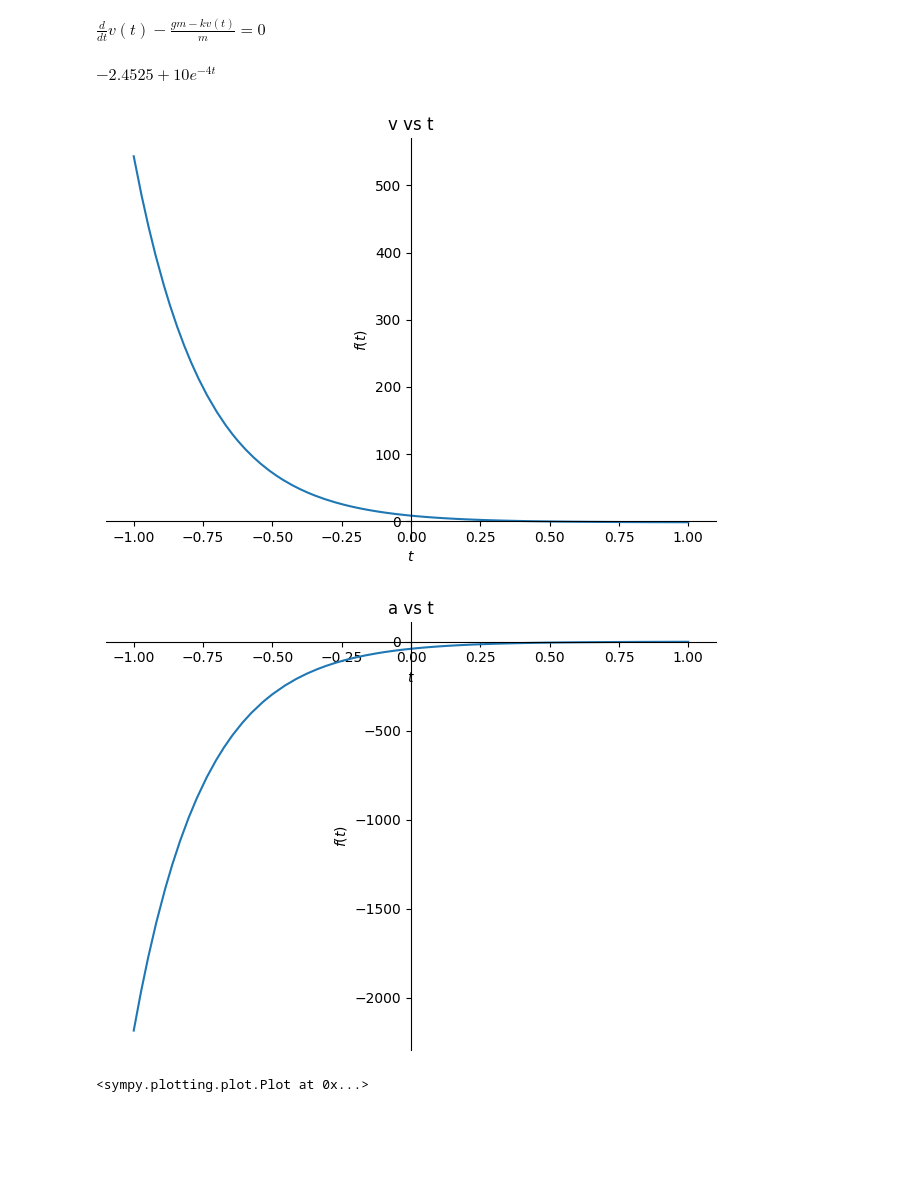
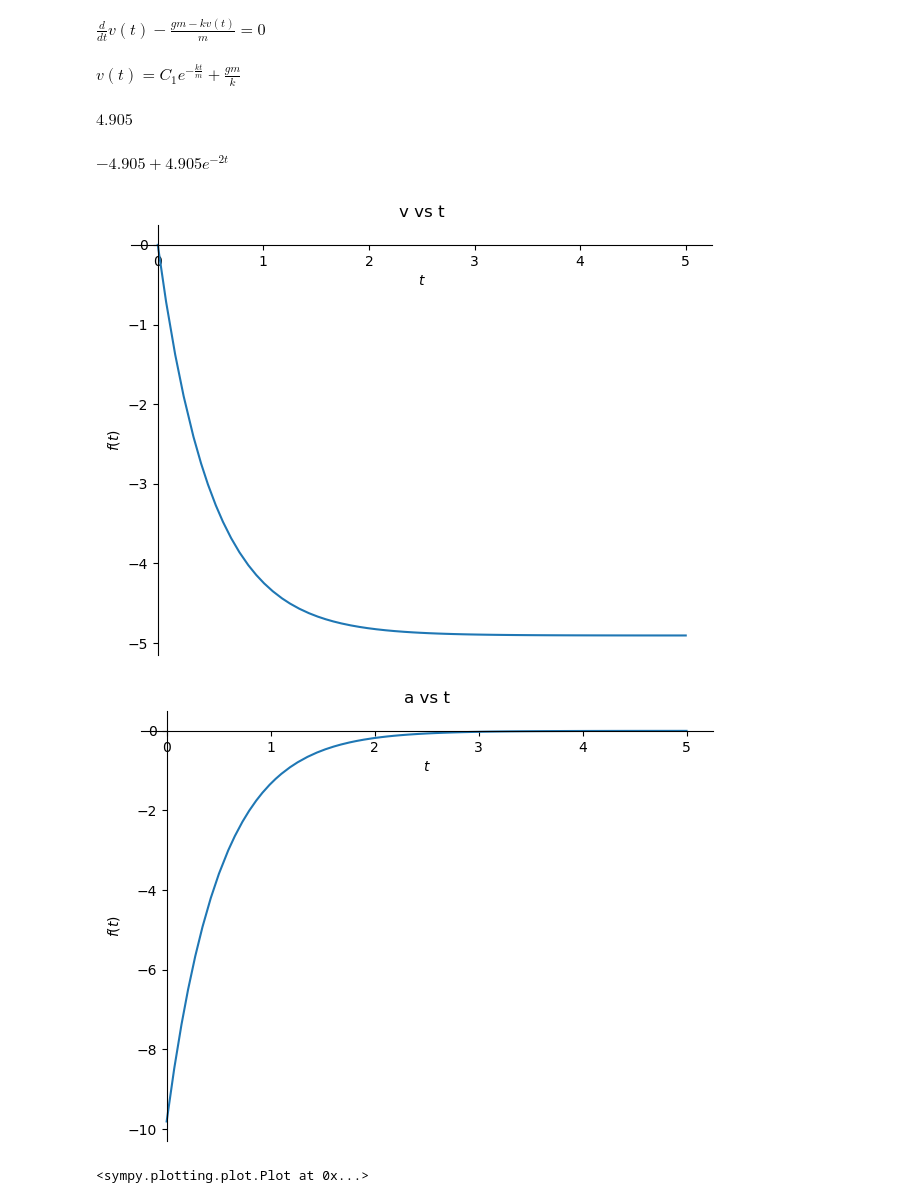
Before and after one commit to Jose-AE/F1014B, a Jupyter notebook: F1014B-R/R.ipynb, the cells around one changed output. Saved outputs shown, nothing was run; the diff lists cells and outputs as text; code cells hidden in the pictures; blank space fills up the shorter version.

```diff
--- a/F1014B-R/R.ipynb
+++ b/F1014B-R/R.ipynb
@@ -12,29 +4,43 @@ warnings.filterwarnings("ignore")
 # %%
+# definir simbolos
 x = sp.Symbol("x")
 t = sp.Symbol("t")
 m = sp.Symbol("m")
 g = sp.Symbol("g")
 k = sp.Symbol("k")
 C1 = sp.Symbol("C1")
-
 v = sp.Function("v")(t)
-
-
-eqq = sp.Eq(v.diff(t) - (m * g - v * k) / m, 0)
-sol = sp.dsolve(eqq)
-eqq
-# %% [output]
-$\displaystyle \frac{d}{d t} v{\left(t \right)} - \frac{g m - k v{\left(t \right)}}{m} = 0$
+# %%
+# definir ecu dif
+eqq = sp.Eq(v.diff(t) - (m * g - v * k) / m, 0)
+eqq
+# %% [output]
+$\displaystyle \frac{d}{d t} v{\left(t \right)} - \frac{g m - k v{\left(t \right)}}{m} = 0$
+# %%
+# resolver ecu dif
+sol = sp.dsolve(eqq)
+v_fun = sol.rhs
+sol
+# %% [output]
+$\displaystyle v{\left(t \right)} = C_{1} e^{- \frac{k t}{m}} + \frac{g m}{k}$
+# %%
+# ecnontrar C1, cuando t = 0 y v(t) = 0
+def_v_fun = v_fun.subs({t: 0, k: 1000, g: -9.81, m: 500})
+c = sp.solve(def_v_fun)[0]
+c
+# %% [output]
+$\displaystyle 4.905$
 # %%
-v_fun = sol.rhs
-def_v_fun = v_fun.subs({C1: 10, k: 20, g: -9.81, m: 5})
+# substituir valores
+def_v_fun = v_fun.subs({C1: c, k: 1000, g: -9.81, m: 500})
 def_v_fun
 # %% [output]
-$\displaystyle -2.4525 + 10 e^{- 4 t}$
+$\displaystyle -4.905 + 4.905 e^{- 2 t}$
 # %%
-sp.plot(def_v_fun, (t, -1, 1), title="v vs t")
-sp.plot(def_v_fun.diff(t), (t, -1, 1), title="a vs t")
+# graficar
+sp.plot(def_v_fun, (t, 0, 5), title="v vs t")
+sp.plot(def_v_fun.diff(t), (t, 0, 5), title="a vs t")
 # %% [output]
-[figure, old version]
+[figure, new version]
-[figure, old version]
+[figure, new version]
 <sympy.plotting.plot.Plot at 0x...>
```
Also changed, not shown: parts of 2 cells of this notebook.
